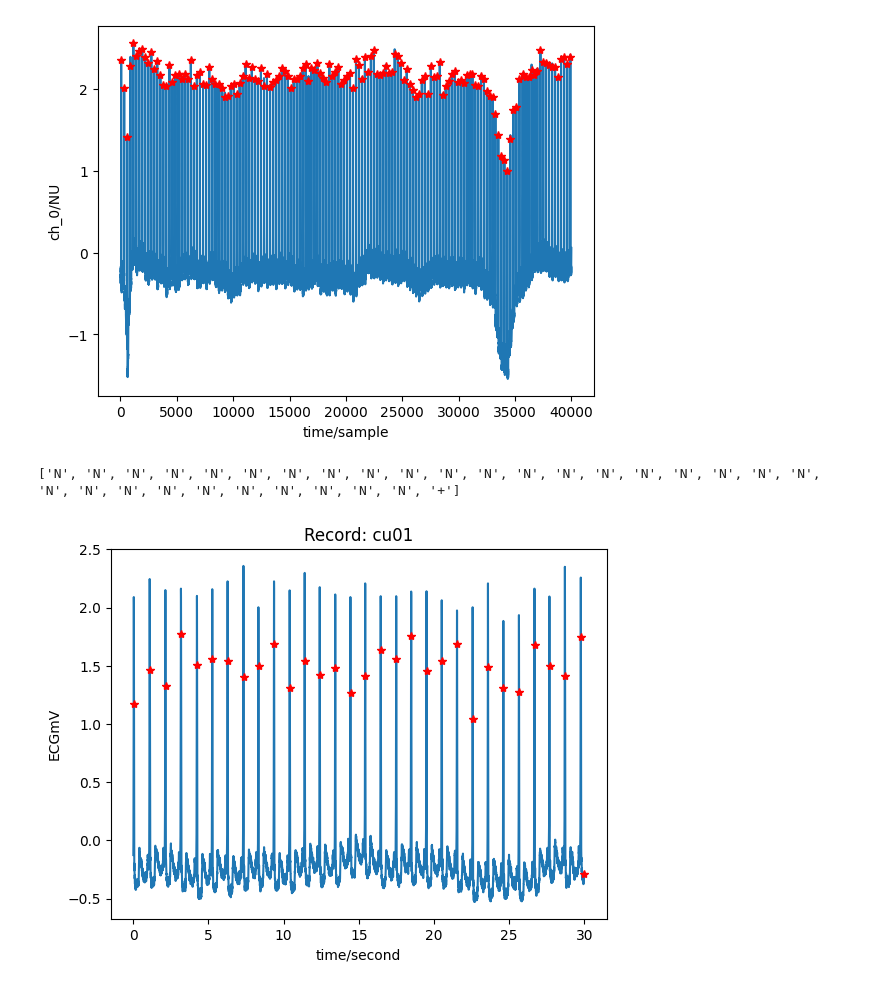
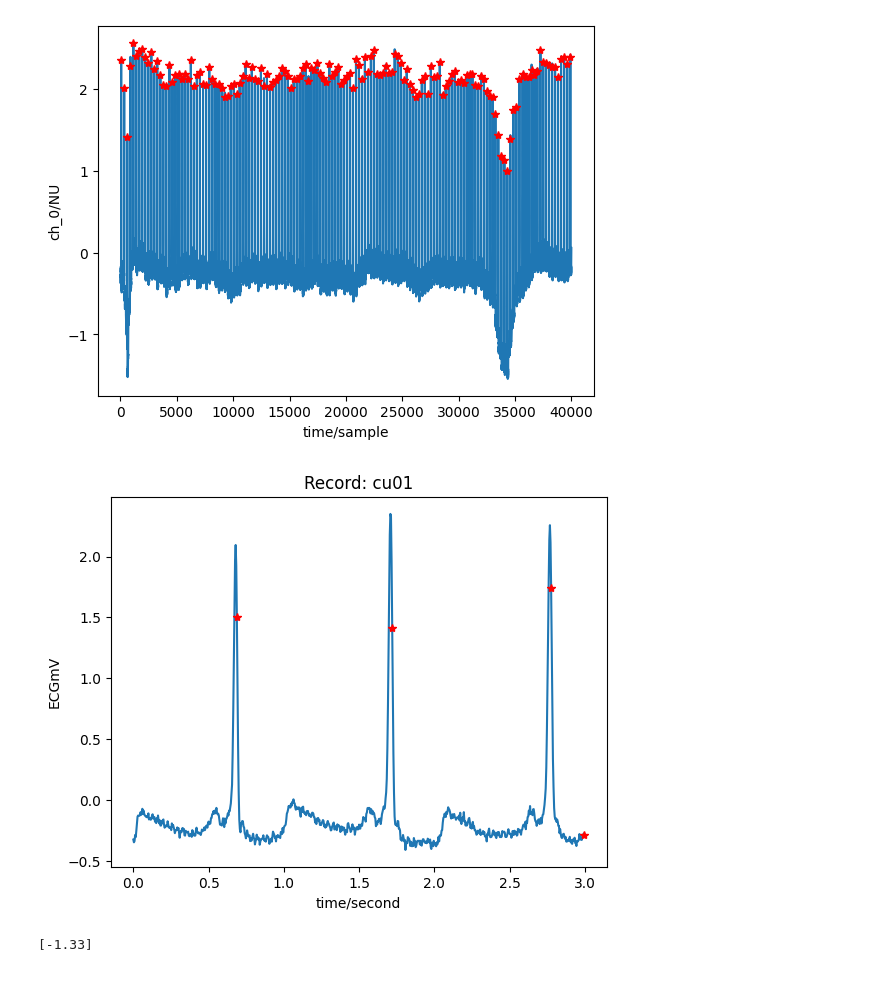
Before and after one commit to zodwick/ventricular-fibrillation-prediction-model, a Jupyter notebook: code.ipynb, the cells around one changed output. Cells and saved outputs as stored; diff of their text form; code cells hidden in the pictures.

```diff
--- a/code.ipynb
+++ b/code.ipynb
@@ -78,16 +77,43 @@ QRS detection complete.
 # %%
 import wfdb
 file_path = r"D:\vf predict\cu-ventricular-tachyarrhythmia-database-1.0.0"
 file_name = "\cu01"
 file_destination = file_path+file_name
 stop = 53542
-start = stop - 7500  # 7500 samples = 30 seconds
+start = stop - 750  # 7500 samples = 30 seconds
 record = wfdb.rdrecord(file_destination, sampfrom=start, sampto=stop)
 annotation = wfdb.rdann(file_destination, 'atr',
                         sampfrom=start, sampto=stop, shift_samps=True)
 wfdb.plot_wfdb(record=record,
                annotation=annotation,
                time_units='seconds')
 # %% [output]
-['N', 'N', 'N', 'N', 'N', 'N', 'N', 'N', 'N', 'N', 'N', 'N', 'N', 'N', 'N', 'N', 'N', 'N', 'N', 'N', 'N', 'N', 'N', 'N', 'N', 'N', 'N', 'N', 'N', 'N', '+']
-[figure, old version]
+[figure, new version]
+# %%
+import wfdb
+import wfdb.processing as wp
+
+# record = wfdb.rdrecord('filename')  # Replace 'filename' with the name of your ECG record
+file_path = r"D:\vf predict\cu-ventricular-tachyarrhythmia-database-1.0.0"
+file_name = "\cu01"
+file_destination = file_path+file_name
+stop = 53542
+start = stop - 750  # 7500 samples = 30 seconds
+record = wfdb.rdrecord(file_destination, sampfrom=start, sampto=stop)
+signal = record.p_signal[:, 0]  # Extract the first channel of the signal
+
+# Find R-peaks using the gqrs algorithm
+qrs_inds = wp.gqrs_detect(sig=signal, fs=record.fs)
+
+import numpy as np
+
+peak_areas = []
+for i in range(len(qrs_inds)-1):
+    peak_start = qrs_inds[i]
+    peak_end = qrs_inds[i+1]
+    peak_signal = signal[peak_start:peak_end]
+    peak_area = np.trapz(peak_signal)
+    peak_areas.append(peak_area)
+print(peak_areas)
+# %% [output]
+[-1.33]
```
Also changed, not shown: parts of 2 cells of this notebook.
